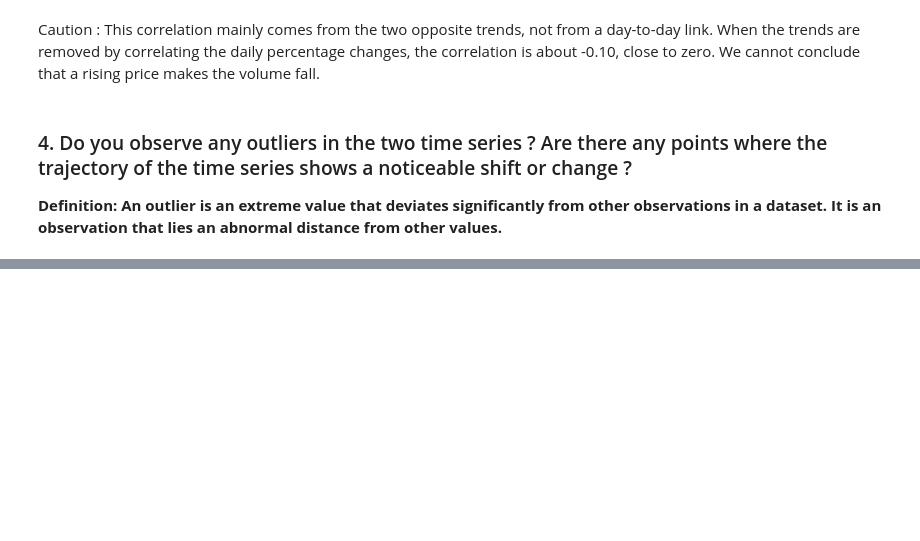
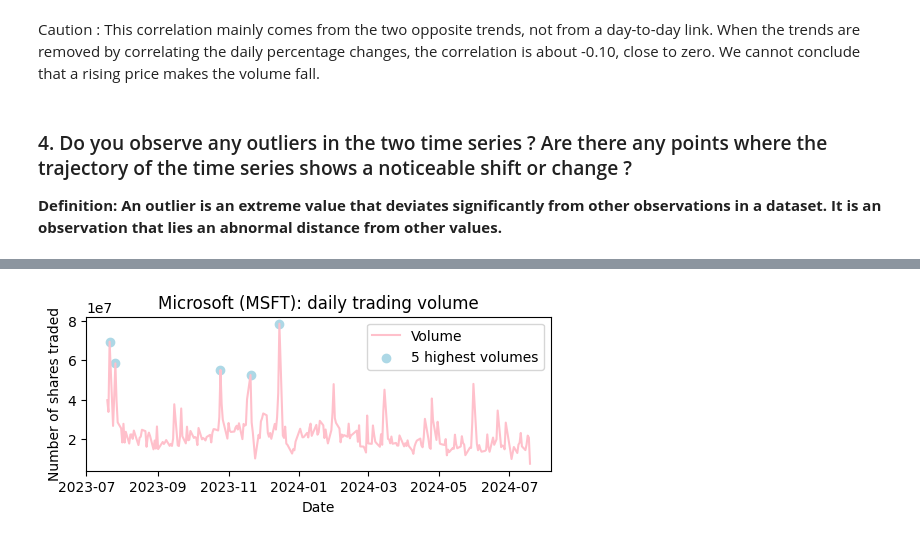
Before and after one commit to maramgueye/datascience_with_python, a Jupyter notebook: Final_Assessment_Gueye_Maram_studentID.ipynb, the cells around one changed output, grey strips where cells are left out. Drawn from its saved outputs; the diff is of its cells as text; code cells hidden in the pictures; blank space fills up the shorter version.

Commit message:
completed rmse still have hypothesis question and outliners to finish

```diff
--- a/Final_Assessment_Gueye_Maram_studentID.ipynb
+++ b/Final_Assessment_Gueye_Maram_studentID.ipynb
@@ -608,0 +645,4 @@ an observation that lies an abnormal distance from other values.**
+# %%
+# we want to have the 5 bigger values and their dates
+top5 = datamsft['Volume'].sort_values(ascending=False).head(5)
+print(top5)
@@ -608,0 +657,11 @@ an observation that lies an abnormal distance from other values.**
+# %%
+plt.figure(figsize=(6, 2))
+plt.plot(datamsft['Volume'], color='pink', label='Volume')
+plt.scatter(top5.index, top5, color='lightblue', label='5 highest volumes')
+plt.xlabel('Date')
+plt.ylabel('Number of shares traded')
+plt.title('Microsoft (MSFT): daily trading volume')
+plt.legend()
+plt.show()
+# %% [output]
+[figure, added]
```
Also changed, not shown: parts of 9 cells of this notebook.
